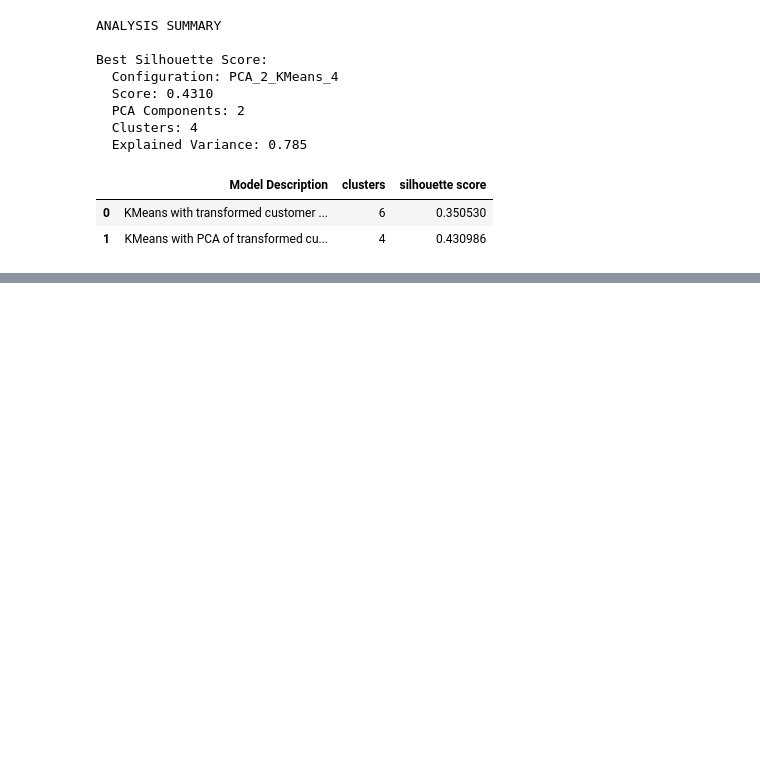
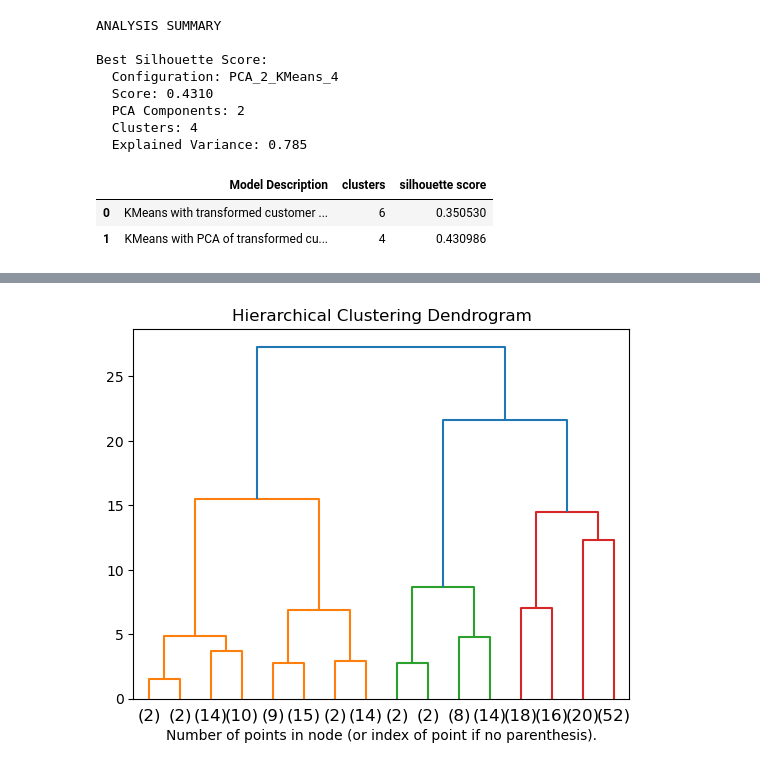
Before and after one commit to rogersoh/sp_AI_MachineLearning, a Jupyter notebook: Applied_Machine_Learning/assignment/ca2 assignment/assignment_ca2_partA.ipynb, the cells around one changed output, grey strips where cells are left out. Saved outputs shown, nothing was run; the diff lists cells and outputs as text; code cells hidden in the pictures; blank space fills up the shorter version.

```diff
--- a/Applied_Machine_Learning/assignment/ca2 assignment/assignment_ca2_partA.ipynb
+++ b/Applied_Machine_Learning/assignment/ca2 assignment/assignment_ca2_partA.ipynb
@@ -330,0 +446,20 @@ Best Silhouette Score:
+# %%
+# Find best combinations
+best_silhouette = max(results.items(), key=lambda x: x[1]['silhouette_score'])
+best_variance = max(results.items(), key=lambda x: x[1]['explained_variance'])
+
+print("ANALYSIS SUMMARY")
+print(f"\nBest Silhouette Score:")
+print(f"  Configuration: {best_silhouette[0]}")
+print(f"  Score: {best_silhouette[1]['silhouette_score']:.4f}")
+print(f"  PCA Components: {best_silhouette[1]['pca_components']}")
+print(f"  Clusters: {best_silhouette[1]['n_clusters']}")
+print(f"  Explained Variance: {best_silhouette[1]['explained_variance']:.3f}")
+
+
+best_silhouette_params_agglomerative = best_silhouette[1]['params']
+
+model_dict = {"Model Description": "Agglomerative Clustering", "clusters": best_silhouette[1]['n_clusters'], "silhouette score": best_silhouette[1]['silhouette_score']}
+
+model_summary = pd.concat([model_summary, pd.DataFrame([model_dict])], ignore_index=True)
+model_summary
@@ -330,0 +479,13 @@ Best Silhouette Score:
+# %%
+pipeline_agglomerative.set_params(**best_silhouette_params_agglomerative)
+
+# Extract the fitted AgglomerativeClustering model from the pipeline
+agglo_model = pipeline_agglomerative.named_steps['agglomerative']
+
+plt.title("Hierarchical Clustering Dendrogram")
+# plot the top three levels of the dendrogram
+plot_dendrogram(agglo_model, truncate_mode="level", p=3)
+plt.xlabel("Number of points in node (or index of point if no parenthesis).")
+plt.show()
+# %% [output]
+[figure, added]
```
Also changed, not shown: parts of 15 cells of this notebook.
